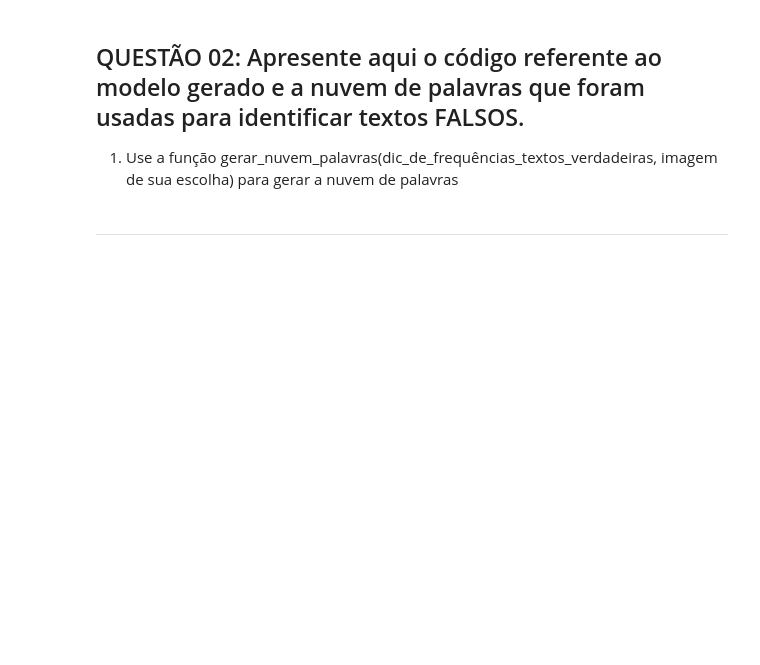
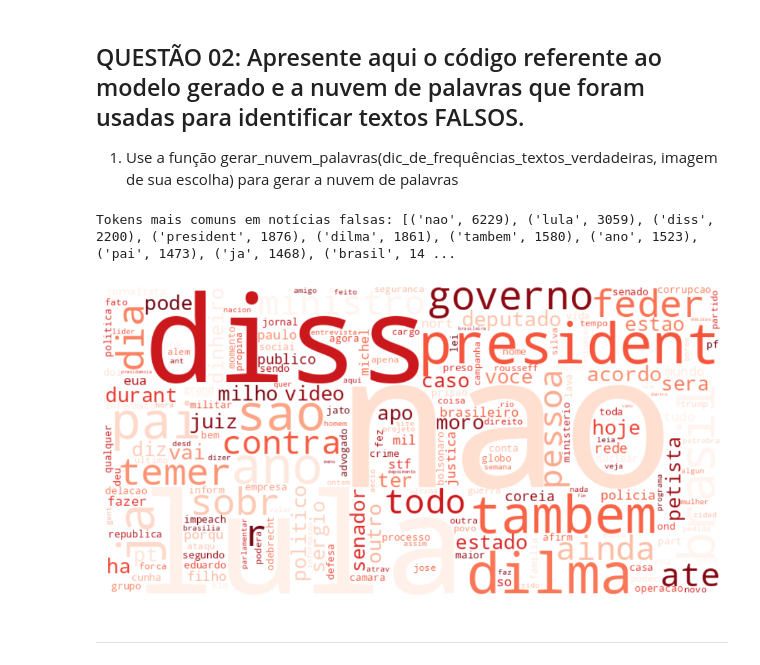
Before and after one commit to maferrepy/trabalho-de-nuvem-Uninter, a Jupyter notebook: trabalho_nlp.ipynb, the cells around one changed output. Saved outputs shown, nothing was run; the diff lists cells and outputs as text; code cells hidden in the pictures; blank space fills up the shorter version.

```diff
--- a/trabalho_nlp.ipynb
+++ b/trabalho_nlp.ipynb
@@ -290,3 +324,20 @@ Acurácia geral do modelo: 0.9533333333333334
+# %%
+def gerar_nuvem_palavras_vermelha(freq_tokens, caminho_imagem=None):
+    wc = WordCloud(width=800, height=400, background_color='white', colormap='Reds')
+    wc.generate_from_frequencies(freq_tokens)
+
+    plt.figure(figsize=(12,6))
+    plt.imshow(wc, interpolation='bilinear')
+    plt.axis('off')
+    plt.show()
+# %%
+tokens_falsas = df[df['label'] == 'fake']['tokens_stem'].sum()
+freq_falsas = dict(Counter(tokens_falsas))
+print("Tokens mais comuns em notícias falsas:", Counter(freq_falsas).most_common(10))
+gerar_nuvem_palavras_vermelha(freq_falsas)
+# %% [output]
+Tokens mais comuns em notícias falsas: [('nao', 6229), ('lula', 3059), ('diss', 2200), ('president', 1876), ('dilma', 1861), ('tambem', 1580), ('ano', 1523), ('pai', 1473), ('ja', 1468), ('brasil', 14 ...
+[figure, added]
 # %% [markdown]
 ---
 # %% [markdown]
```
Also changed, not shown: parts of 10 cells of this notebook.
